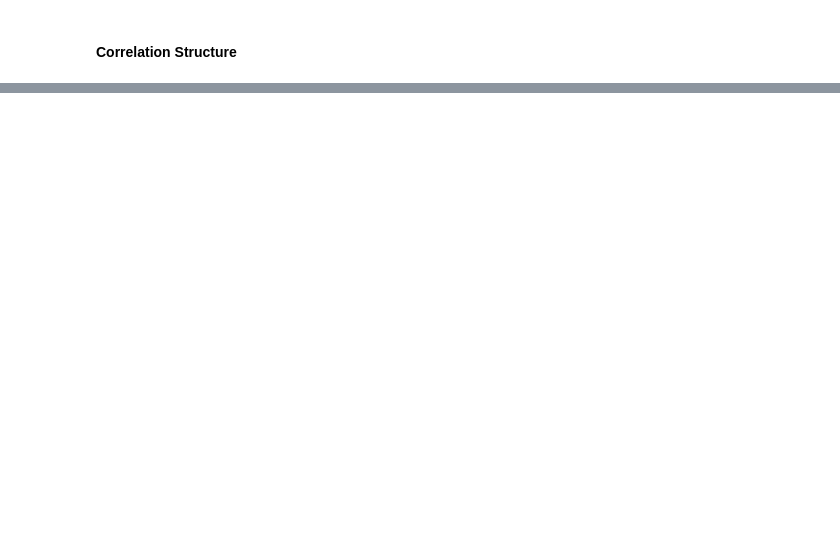
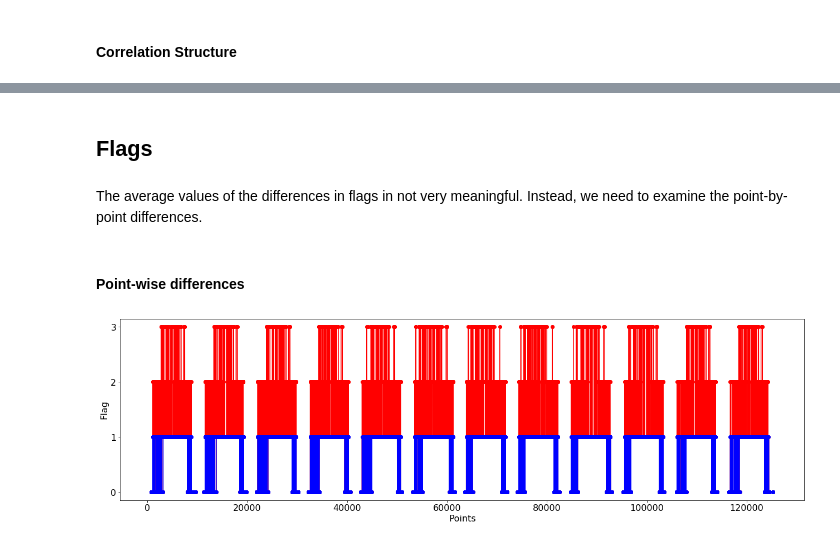
Before and after one commit to dgilford/tcpyPI, a Jupyter notebook: verify_pi.ipynb, the cells around one changed output, grey strips where cells are left out. Cells and saved outputs as stored; diff of their text form; code cells hidden in the pictures; blank space fills up the shorter version.

Commit message:
Fixed flags, finished validation code

```diff
--- a/verify_pi.ipynb
+++ b/verify_pi.ipynb
@@ -55,7 +55,7 @@ nlat,nlon=ds.sst.sizes['lat'],ds.sst.sizes['lon']
 # create arrays to store data
 VMAXp,PMINp,TOp,LNBp=np.zeros((12,nlat,nlon),dtype='float64'),np.zeros((12,nlat,nlon),dtype='float64'), \
     np.zeros((12,nlat,nlon),dtype='float64'),np.zeros((12,nlat,nlon),dtype='float64')
-IFLp=np.zeros((12,nlat,nlon),dtype='int64')
+IFLp=np.zeros((12,nlat,nlon),dtype='float64')
 # fill with missing data
 VMAXp[:],PMINp[:],TOp[:],LNBp[:],IFLp[:]=np.nan,np.nan,np.nan,np.nan,np.nan
 # (VMAX,PMIN,IFL,TO,LNB)=pi(sst1,msl1,p1,t1,q1,CKCD=0.9,ascent_flag=0,diss_flag=1,V_reduc=0.8)
@@ -342,0 +378,19 @@ STOP
+# %% [markdown]
+## Flags
+# %% [markdown]
+The average values of the differences in flags in not very meaningful. Instead, we need to examine the point-by-point differences.
+# %% [markdown]
+#### Point-wise differences
+# %%
+pflag=IFLp.flatten()
+mflag=ds.PI_flag.values.flatten()
+nflag=np.arange(len(mflag))
+plt.figure(figsize=(22,6))
+plt.plot(nflag,pflag,color='r',marker='o',label='PyPI')
+plt.plot(nflag,mflag,color='b',marker='o',label='BE02 MATLAB')
+plt.xlabel('Points')
+plt.ylabel('Flag')
+plt.yticks([0,1,2,3])
+plt.show()
+# %% [output]
+[figure, added]
```
Also changed, not shown: parts of 37 cells of this notebook, 3 other files.
